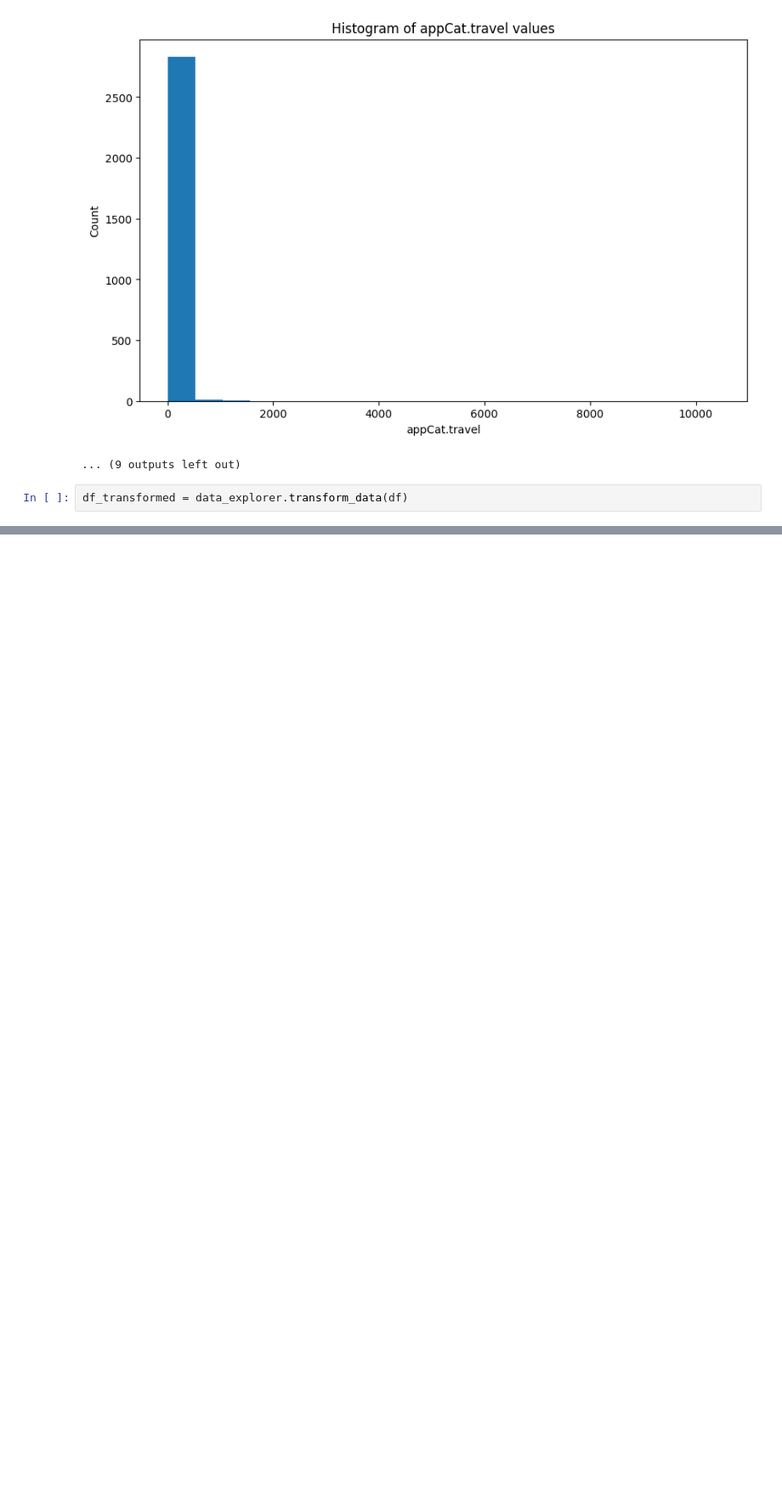
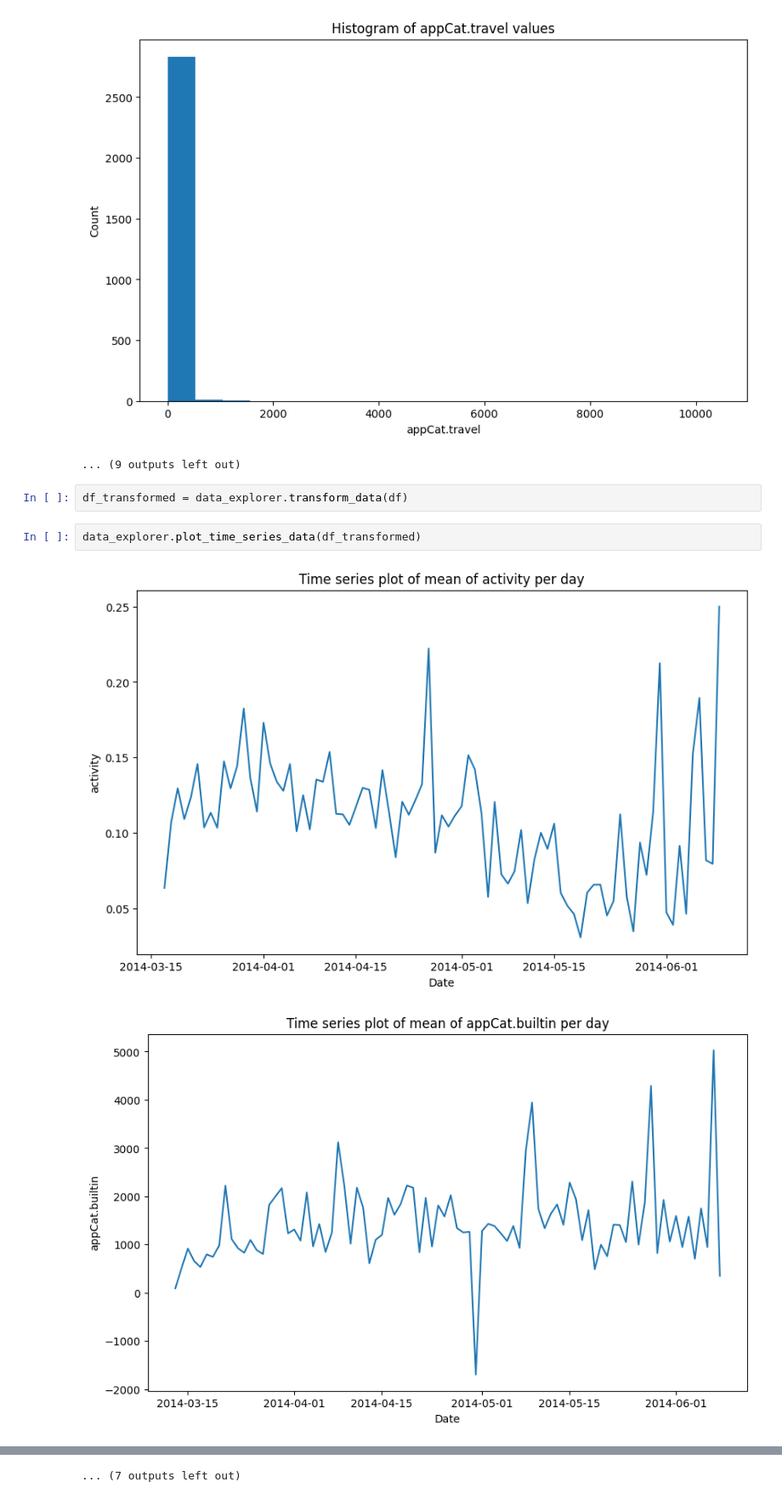
Before and after one commit to Rikvandijk1209/DataMiningTechniquesA1, a Jupyter notebook: notebooks/data_exploration.ipynb, the cells around one changed output, grey strips where cells are left out. Shown at 85% size. Cells and saved outputs as stored; diff of their text form; blank space fills up the shorter version.

Commit message:
Implemented over time plots of variables

```diff
--- a/notebooks/data_exploration.ipynb
+++ b/notebooks/data_exploration.ipynb
@@ -64,3 +64,8 @@ data_explorer.get_aggregated_data_plots(df)
 ... (9 outputs left out)
 # %%
 df_transformed = data_explorer.transform_data(df)
+# %%
+data_explorer.plot_time_series_data(df_transformed)
+# %% [output]
+[figure, added]
+[figure, added]
@@ -66,0 +82 @@ df_transformed = data_explorer.transform_data(df)
+... (7 outputs left out)
```
Also changed, not shown: parts of 1 cell of this notebook, 1 other file.
